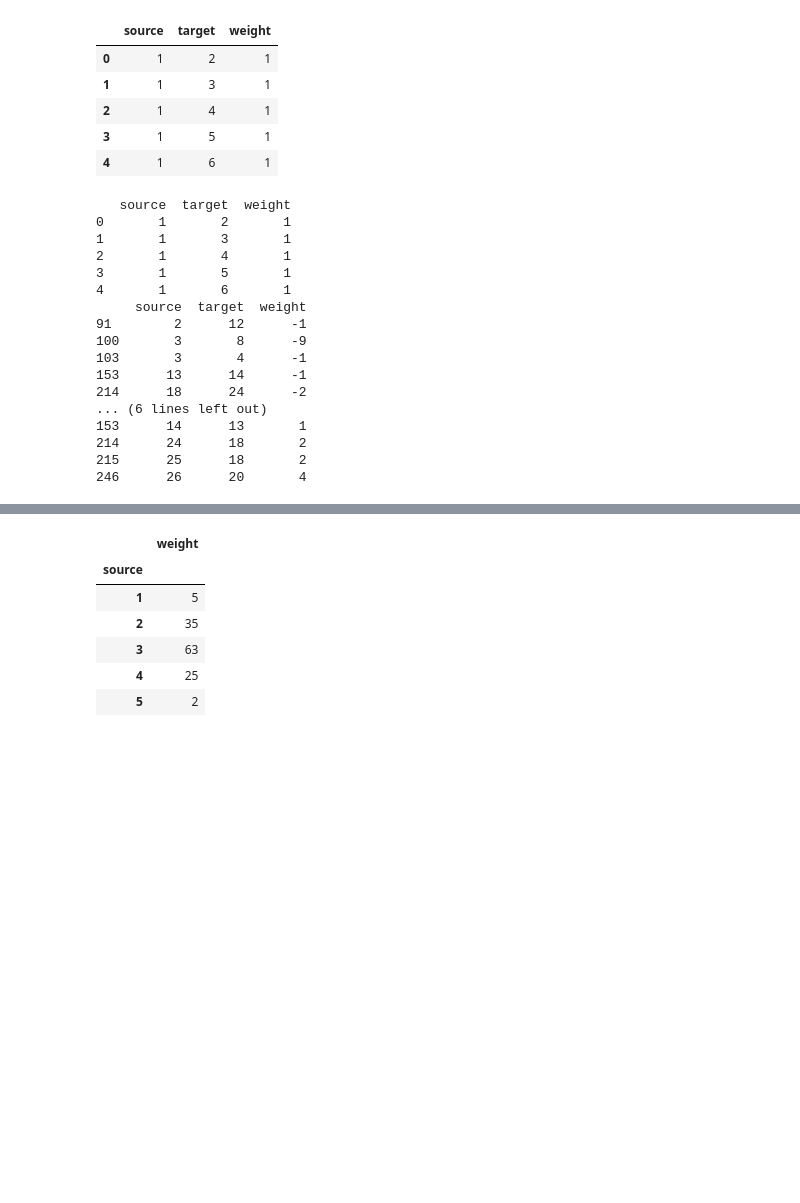
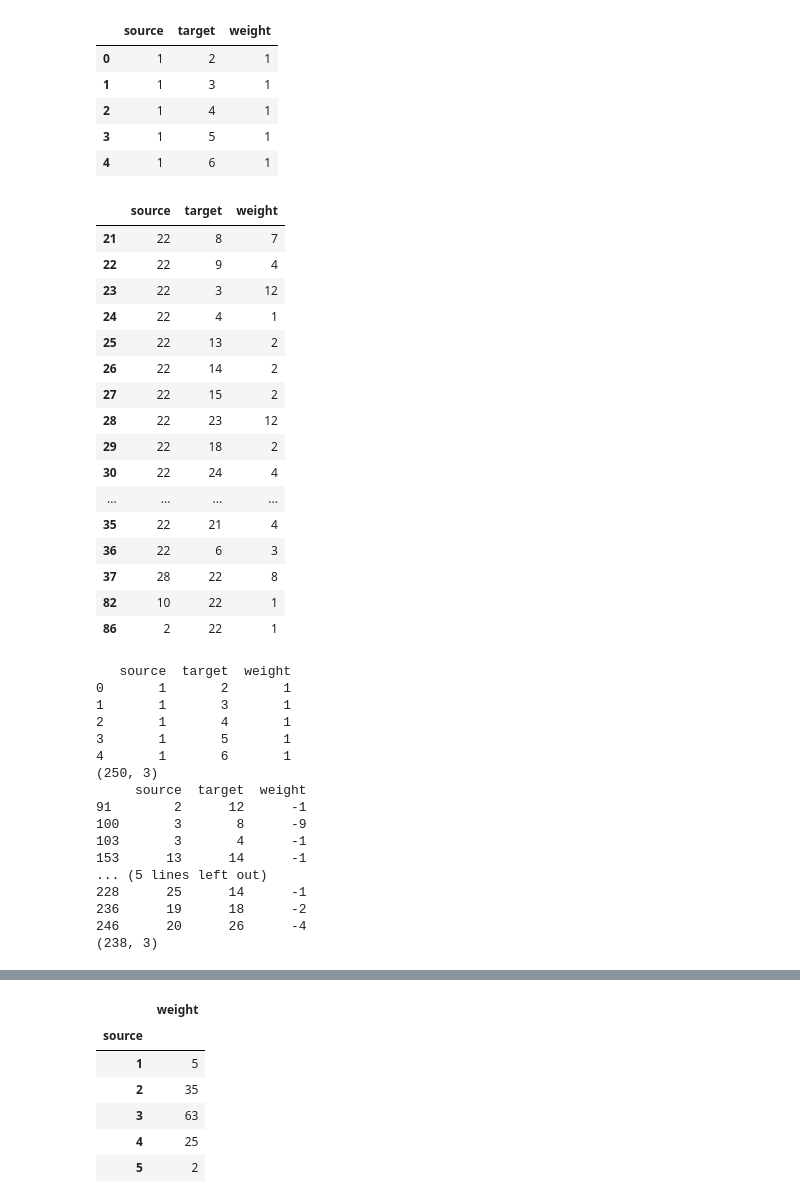
Before and after one commit to MCGallaspy/dse241_hw, a Jupyter notebook: exercise5/Network visualization.ipynb, the cells around one changed output, grey strips where cells are left out. Cells and saved outputs as stored; diff of their text form; code cells hidden in the pictures; blank space fills up the shorter version.

```diff
--- a/exercise5/Network visualization.ipynb
+++ b/exercise5/Network visualization.ipynb
@@ -58,9 +58,29 @@ wins[wins.source==1]
 | 2 | 1 | 4 | 1 |
 | 3 | 1 | 5 | 1 |
 | 4 | 1 | 6 | 1 |
+# %%
+wins[(wins.source==22)|(wins.target==22)]
+# %% [output]
+|  | source | target | weight |
+| 21 | 22 | 8 | 7 |
+| 22 | 22 | 9 | 4 |
+| 23 | 22 | 3 | 12 |
+| 24 | 22 | 4 | 1 |
+| 25 | 22 | 13 | 2 |
+| 26 | 22 | 14 | 2 |
+| 27 | 22 | 15 | 2 |
+| 28 | 22 | 23 | 12 |
+| 29 | 22 | 18 | 2 |
+| 30 | 22 | 24 | 4 |
+| ... | ... | ... | ... |
+| 35 | 22 | 21 | 4 |
+| 36 | 22 | 6 | 3 |
+| 37 | 28 | 22 | 8 |
+| 82 | 10 | 22 | 1 |
+| 86 | 2 | 22 | 1 |
 # %%
 import numpy as np
-win_difference = wins[wins.source < wins.target].copy()
+win_difference = wins.copy()
 for idx, row in win_difference.iterrows():
     src, tgt = row[0:2]
     mask = (wins.source == tgt) & (wins.target == src)
@@ -69,11 +89,10 @@ for idx, row in win_difference.iterrows():
         win_difference.at[idx, "weight"] -= w
 print(win_difference.head())
 mask = win_difference.weight < 0
+print(win_difference.shape)
 print(win_difference[mask])
-win_difference.loc[mask, "weight"] = win_difference.loc[mask, "weight"] * -1
-win_difference.loc[mask, "source"], win_difference.loc[mask, "target"] = \
-            win_difference.loc[mask].target, win_difference.loc[mask].source
-print(win_difference[mask])
+win_difference = win_difference[~mask]
+print(win_difference.shape)
 # %% [output]
    source  target  weight
 0       1       2       1
@@ -81,17 +100,17 @@ print(win_difference[mask])
 2       1       4       1
 3       1       5       1
 4       1       6       1
+(250, 3)
      source  target  weight
 91        2      12      -1
 100       3       8      -9
 103       3       4      -1
 153      13      14      -1
-214      18      24      -2
-... (6 lines left out)
-153      14      13       1
-214      24      18       2
-215      25      18       2
-246      26      20       4
+... (5 lines left out)
+228      25      14      -1
+236      19      18      -2
+246      20      26      -4
+(238, 3)
 # %%
 win_difference.weight.describe()
 # %% [output]
```
Also changed, not shown: parts of 7 cells of this notebook.
